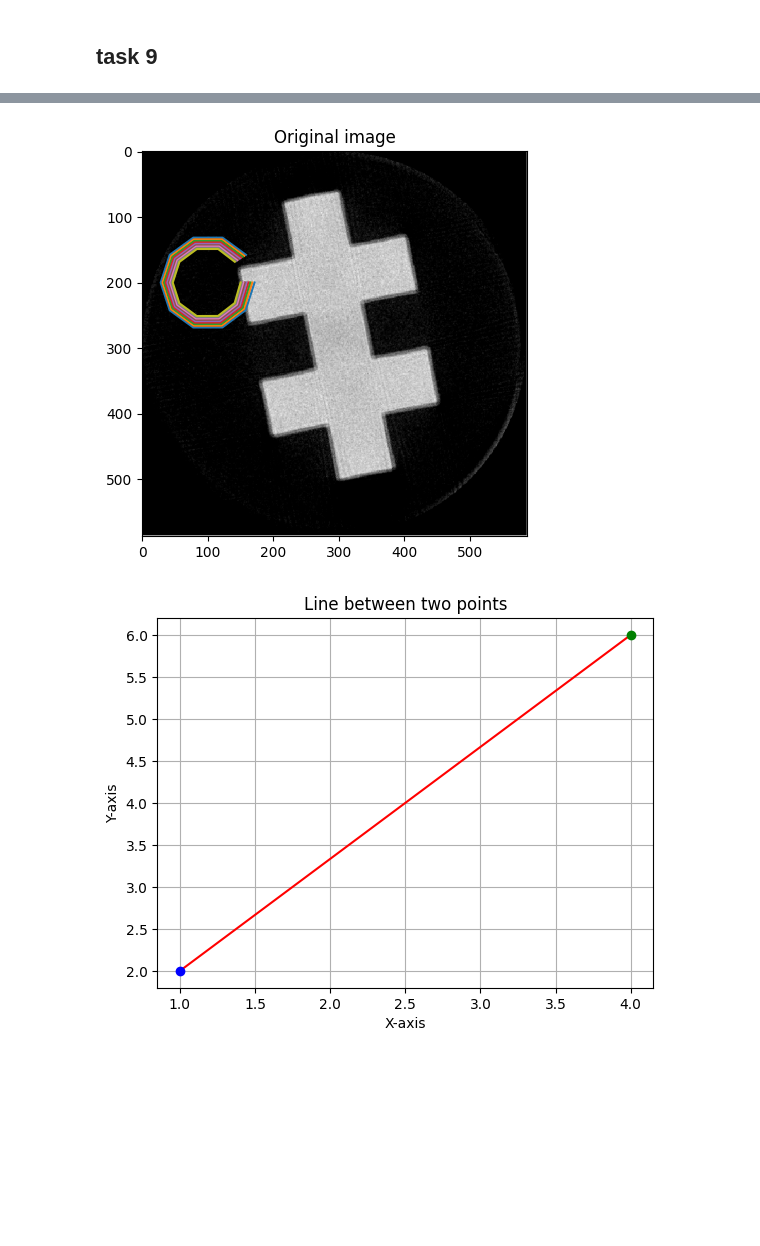
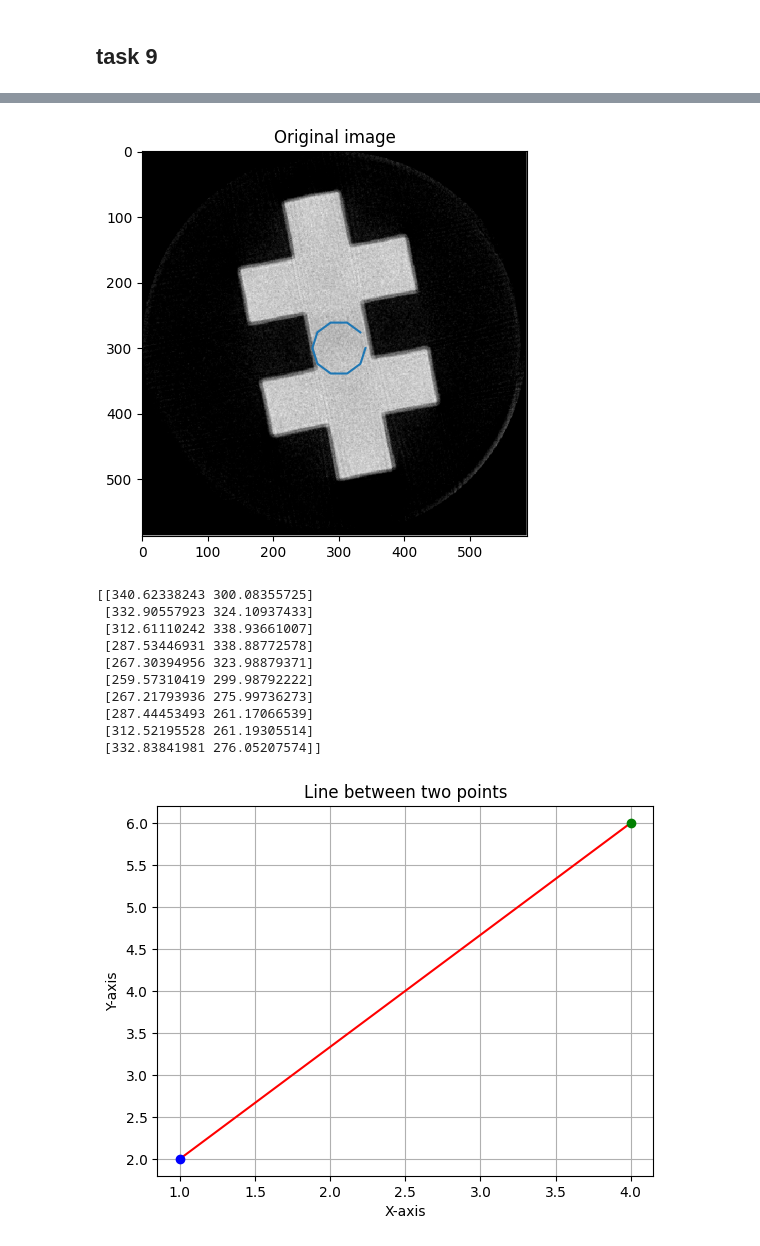
Before and after one commit to MadsPrip1/02506-Advanced-image-analysis, a Jupyter notebook: week6/week6.ipynb, the cells around one changed output, grey strips where cells are left out. Drawn from its saved outputs; the diff is of its cells as text; code cells hidden in the pictures; blank space fills up the shorter version.

```diff
--- a/week6/week6.ipynb
+++ b/week6/week6.ipynb
@@ -146,11 +146,11 @@ def initialize_circle(center, radius, numbers):
 def get_means(image, snake_points):
     circle_mask = polygon2mask(image.shape, snake_points)              # create a mask for what is inside and outside the circle
     m_in = np.mean(image[circle_mask])
-    m_out = np.mean(image[circle_mask] != 1)
+    m_out = np.mean(image[circle_mask] == 0)
 
     return m_in, m_out
 # %%
-center = (100,200)
+center = (300,300)
 radius = 75
 numbers = 10
 circle_points = initialize_circle(center, radius, numbers)          # create the points for the circles
@@ -334,7 +334,12 @@ print(f_ext)
 # %%
 def update_snake_points(snake_points_old, image, tau, B_init):
     N_old = calculate_N(snake_points_old)
+    print('N_old\n', N_old)
     f_ext = calculate_Fext(image, snake_points_old)
+    print('f_ext\n', f_ext)
+    print('B_int\n', B_int)
+
     return B_init @ (snake_points_old + tau*np.diag(f_ext[:,0])@N_old)
-tau = 1
+
+tau = 0.1
 c_new = update_snake_points(circle_points, image, tau, B_int)
@@ -341,19 +364,30 @@ c_new = update_snake_points(circle_points, image, tau, B_int)
 # %%
-tau = 1
+tau = 0.1
 
 fig = plt.figure(figsize=(5,5))
 plt.title('Original image')
 plt.imshow(image, cmap='gray')
 
-for i in range(9):
+for i in range(1):
     c_new = update_snake_points(circle_points, image, tau, B_int)
     plt.plot(c_new[:,0], c_new[:,1])
     circle_points = c_new
     display(fig)
     clear_output(wait=True)  # Removes the figure display
 plt.show()
+print(c_new)
 # %% [output]
-[figure, old version]
+[figure, new version]
+[[340.62338243 300.08355725]
+ [332.90557923 324.10937433]
+ [312.61110242 338.93661007]
+ [287.53446931 338.88772578]
+ [267.30394956 323.98879371]
+ [259.57310419 299.98792222]
+ [267.21793936 275.99736273]
+ [287.44453493 261.17066539]
+ [312.52195528 261.19305514]
+ [332.83841981 276.05207574]]
 # %%
 import matplotlib.pyplot as plt
 
```
Also changed, not shown: parts of 5 cells of this notebook, 2 other files.
